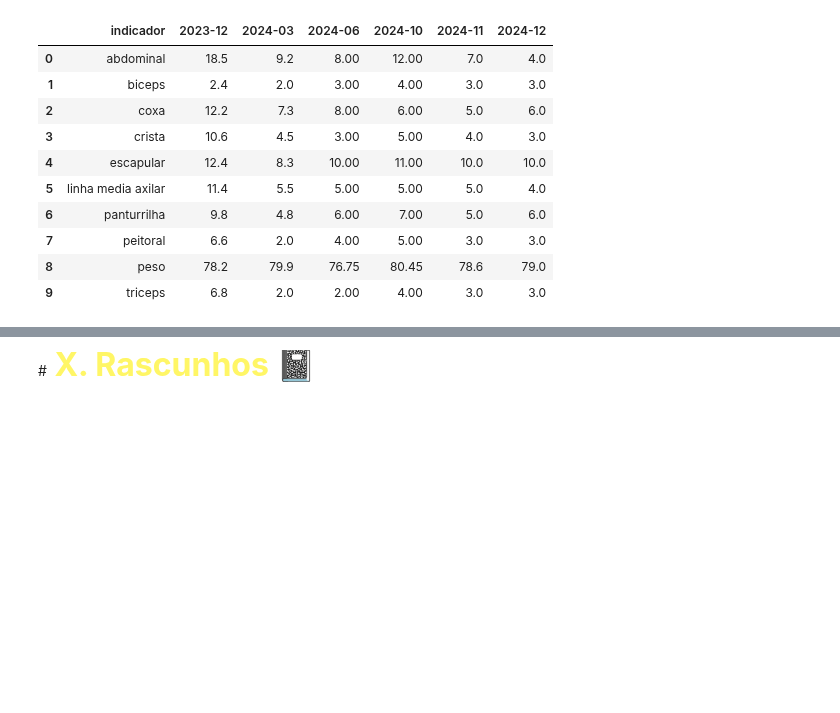
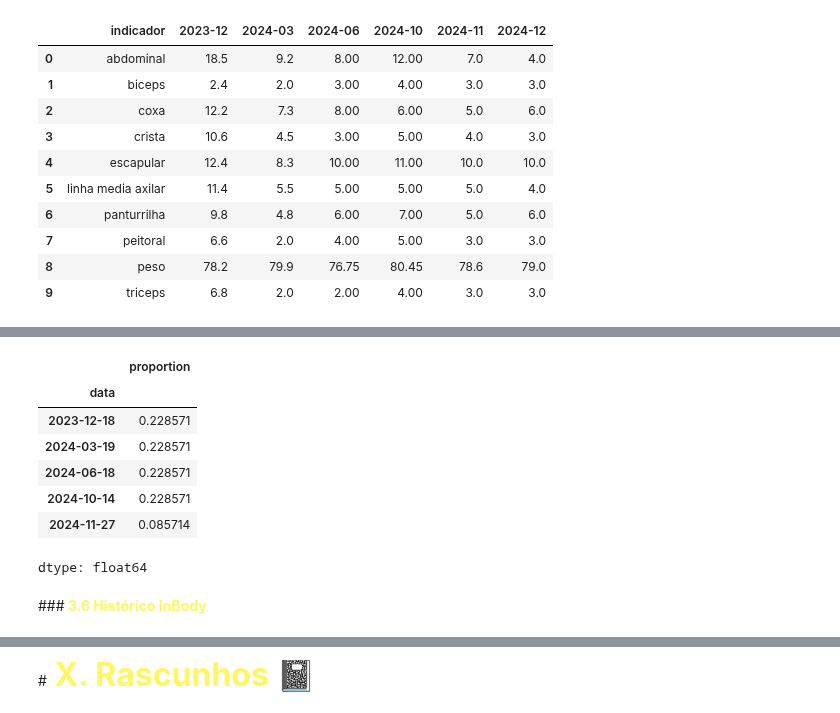
Before and after one commit to gabrielmprata/inbody_bio, a Jupyter notebook: evol_medidas.ipynb, the cells around one changed output, grey strips where cells are left out. Drawn from its saved outputs; the diff is of its cells as text; code cells hidden in the pictures; blank space fills up the shorter version.

```diff
--- a/evol_medidas.ipynb
+++ b/evol_medidas.ipynb
@@ -328,3 +355,17 @@ df_atp_med_col
+# %%
+
+df_bio_medidas.data.value_counts(normalize=True)
+# %% [output]
+|  | proportion |
+| data |  |
+| 2023-12-18 | 0.228571 |
+| 2024-03-19 | 0.228571 |
+| 2024-06-18 | 0.228571 |
+| 2024-10-14 | 0.228571 |
+| 2024-11-27 | 0.085714 |
+dtype: float64
+# %% [markdown]
+###**<font color=#fff666> 3.6 Histórico InBody**
 # %%
 fig = px.line(df_inbody_resumo, x='ano_mes', y='Valor', color='Metrica',
               markers=True, text='Valor',
```
Also changed, not shown: parts of 3 cells of this notebook.
